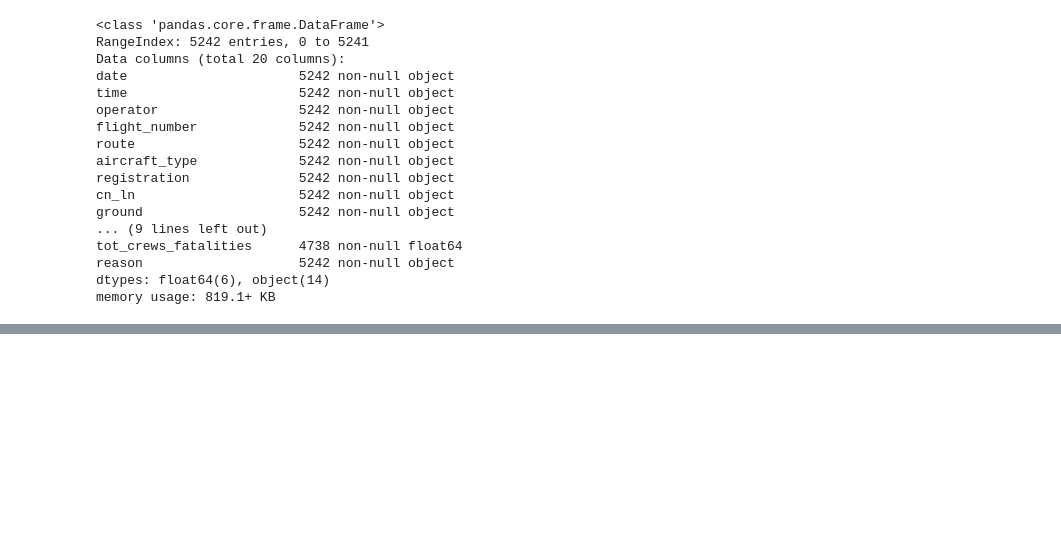
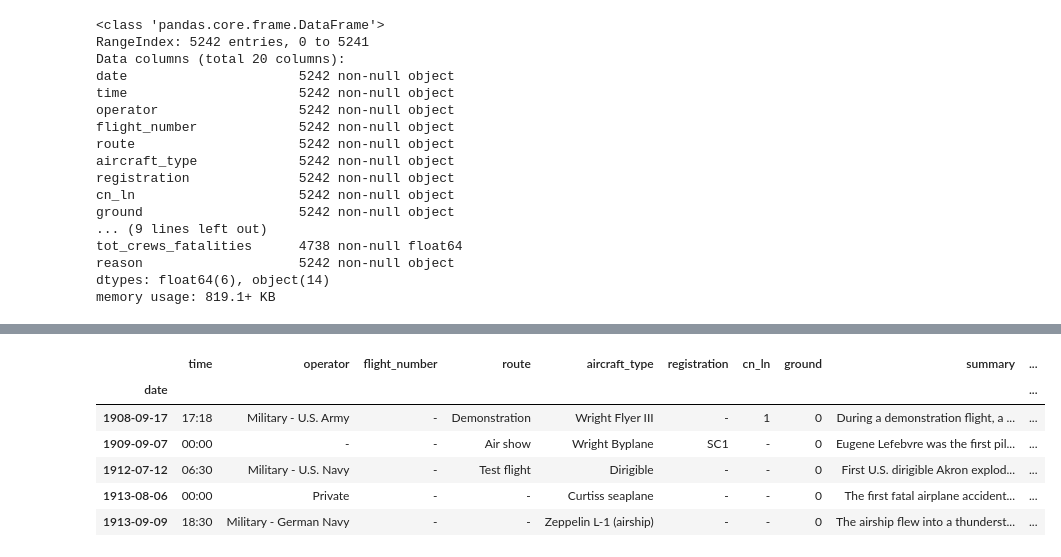
Before and after one commit to budhajitRoy/Plane-Crash-Data-Exploration, a Jupyter notebook: Plane Crash Data Exploration and Analysis.ipynb, the cells around one changed output, grey strips where cells are left out. Saved outputs shown, nothing was run; the diff lists cells and outputs as text; code cells hidden in the pictures; blank space fills up the shorter version.

```diff
--- a/Plane Crash Data Exploration and Analysis.ipynb
+++ b/Plane Crash Data Exploration and Analysis.ipynb
@@ -1255,0 +1427,12 @@ df.to_csv("plane_crash_cleaned_data.csv", index = False)
+# %%
+df1 = pd.read_csv('plane_crash_cleaned_data.csv', index_col = 'date', parse_dates = True)
+# %%
+df1.head()
+# %% [output]
+|  | time | operator | flight_number | route | aircraft_type | registration | cn_ln | ground | summary | ... |
+| date |  |  |  |  |  |  |  |  |  | ... |
+| 1908-09-17 | 17:18 | Military - U.S. Army | - | Demonstration | Wright Flyer III | - | 1 | 0 | During a demonstration flight, a ... | ... |
+| 1909-09-07 | 00:00 | - | - | Air show | Wright Byplane | SC1 | - | 0 | Eugene Lefebvre was the first pil... | ... |
+| 1912-07-12 | 06:30 | Military - U.S. Navy | - | Test flight | Dirigible | - | - | 0 | First U.S. dirigible Akron explod... | ... |
+| 1913-08-06 | 00:00 | Private | - | - | Curtiss seaplane | - | - | 0 | The first fatal airplane accident... | ... |
+| 1913-09-09 | 18:30 | Military - German Navy | - | - | Zeppelin L-1 (airship) | - | - | 0 | The airship flew into a thunderst... | ... |
```
Also changed, not shown: parts of 17 cells of this notebook.
